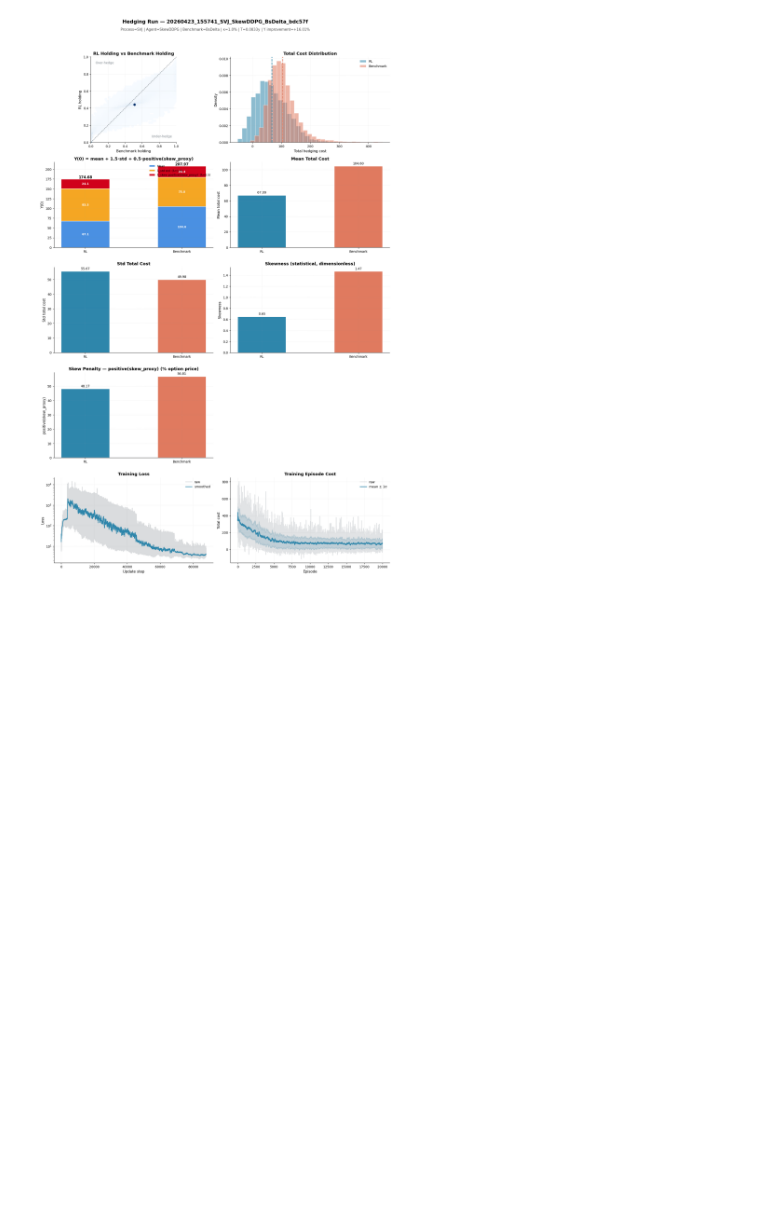
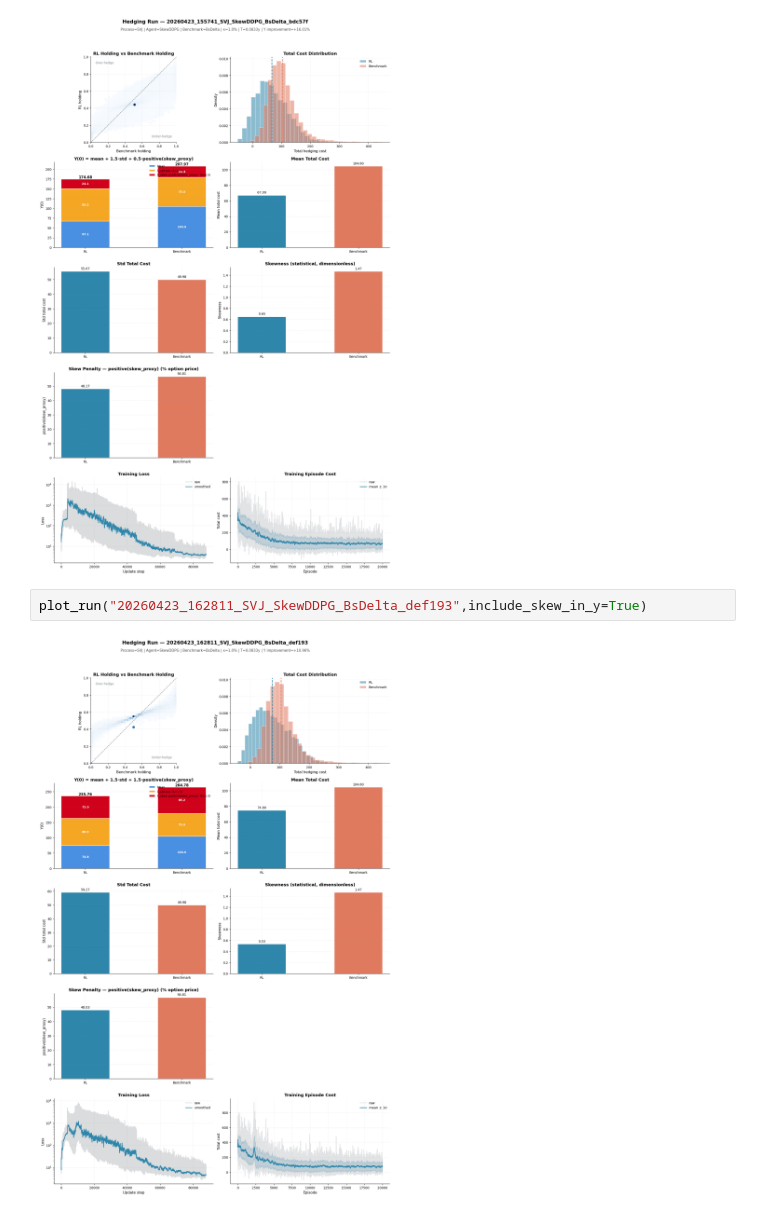
Before and after one commit to thibault-charbonnier/deep-hedging, a Jupyter notebook: notebooks/plot.ipynb, the cells around one changed output. Saved outputs shown, nothing was run; the diff lists cells and outputs as text; blank space fills up the shorter version.

```diff
--- a/notebooks/plot.ipynb
+++ b/notebooks/plot.ipynb
@@ -8,3 +8,7 @@ plot_run("20260423_155334_SVJ_DeepDPG_BsDelta_acd23e",include_skew_in_y=True)
 plot_run("20260423_155741_SVJ_SkewDDPG_BsDelta_bdc57f",include_skew_in_y=True)
 # %% [output]
 [figure]
+# %%
+plot_run("20260423_162811_SVJ_SkewDDPG_BsDelta_def193",include_skew_in_y=True)
+# %% [output]
+[figure, added]
```
Also changed, not shown: parts of 2 cells of this notebook, 3 other files.
